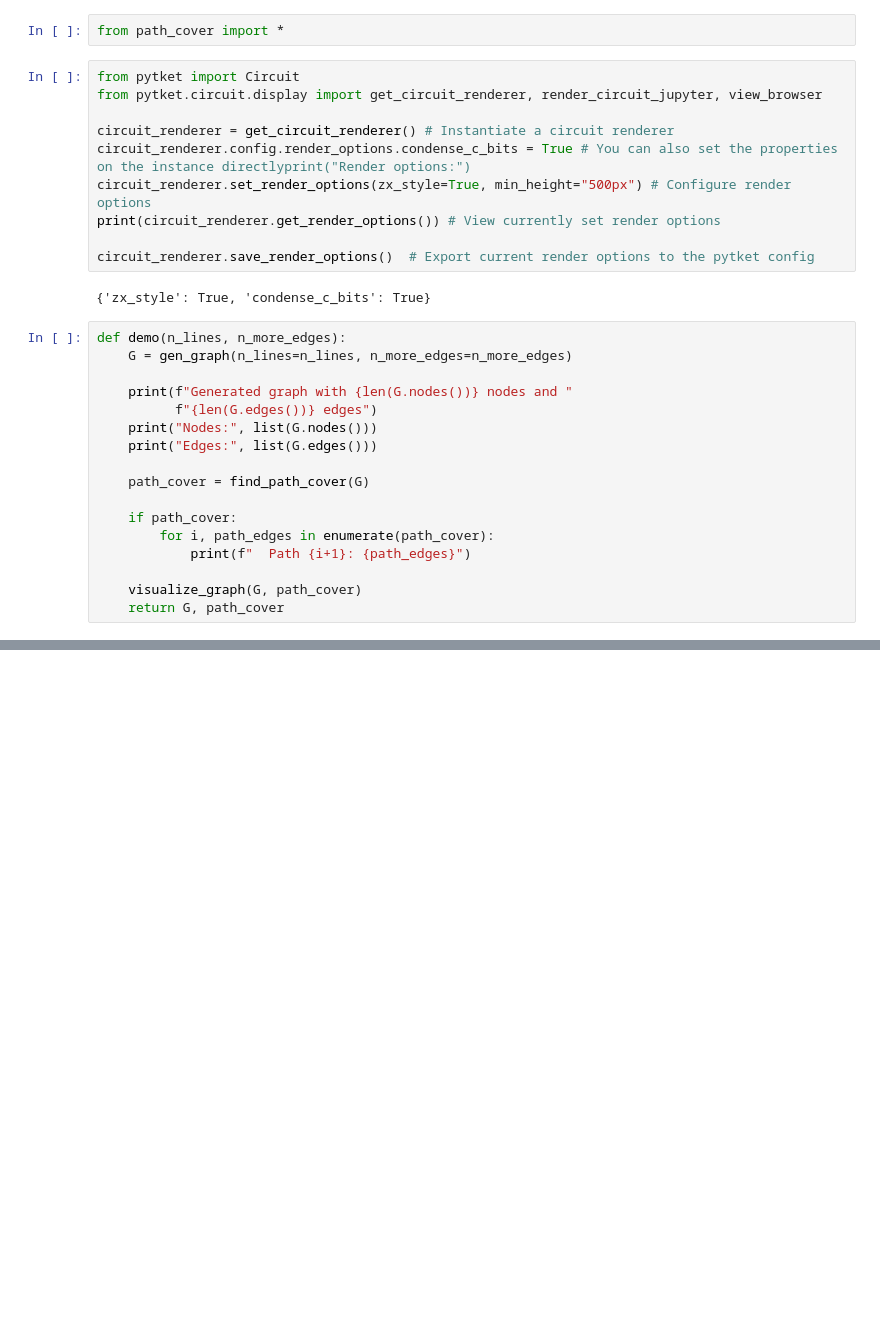
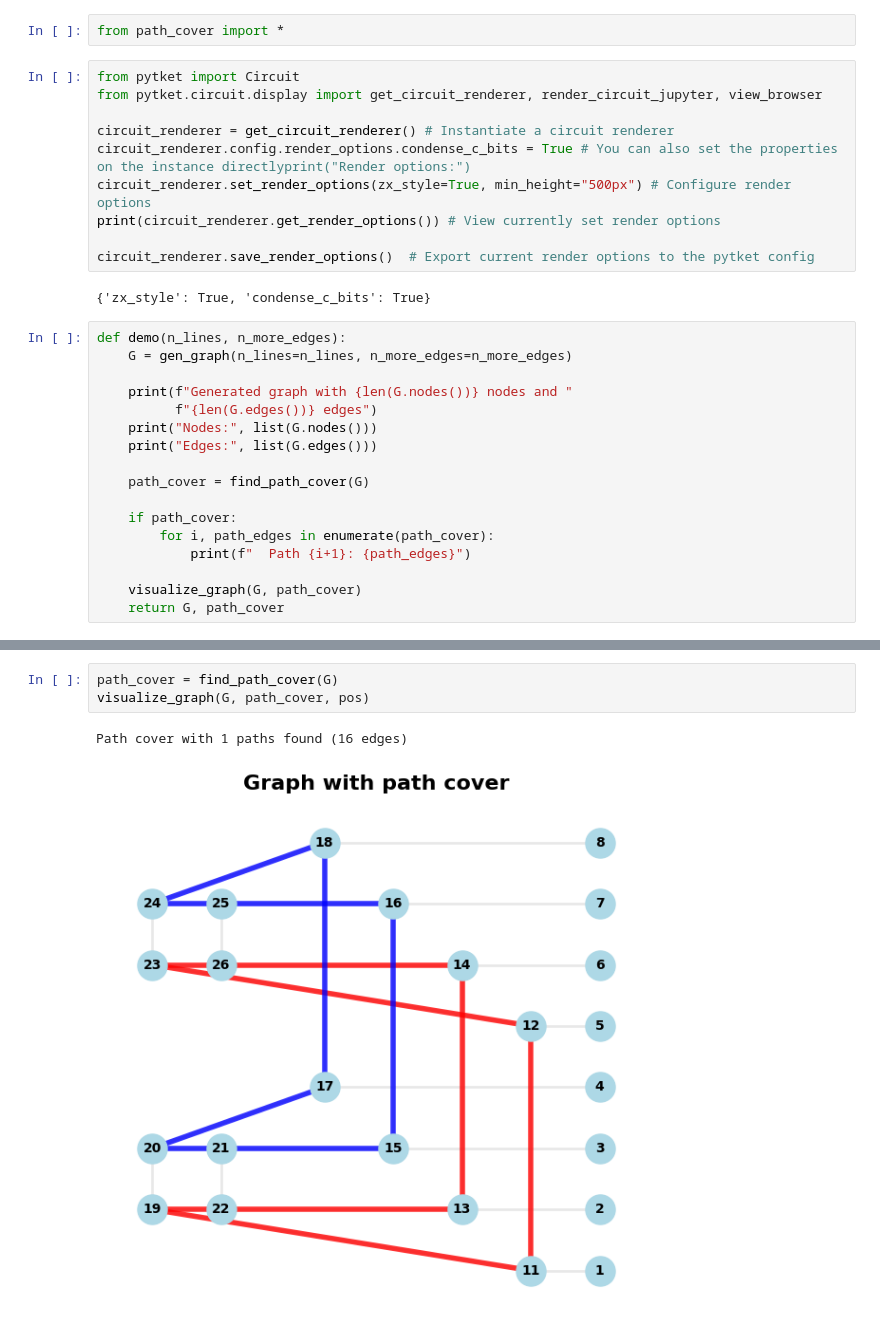
Before and after one commit to boldar99/FT-circuit-synthesis-ZX, a Jupyter notebook: path_cover.ipynb, the cells around one changed output, grey strips where cells are left out. Drawn from its saved outputs; the diff is of its cells as text; blank space fills up the shorter version.

```diff
--- a/path_cover.ipynb
+++ b/path_cover.ipynb
@@ -99,3 +115,9 @@ nx.draw(G, pos, node_color=node_colors, font_color='white', node_size=700)
+# %%
+path_cover = find_path_cover(G)
+visualize_graph(G, path_cover, pos)
+# %% [output]
+Path cover with 1 paths found (16 edges)
+[figure, added]
 # %%
 path_cover = find_path_cover(G)
 visualize_graph(G, path_cover, pos)
```
Also changed, not shown: parts of 8 cells of this notebook, 4 other files.
